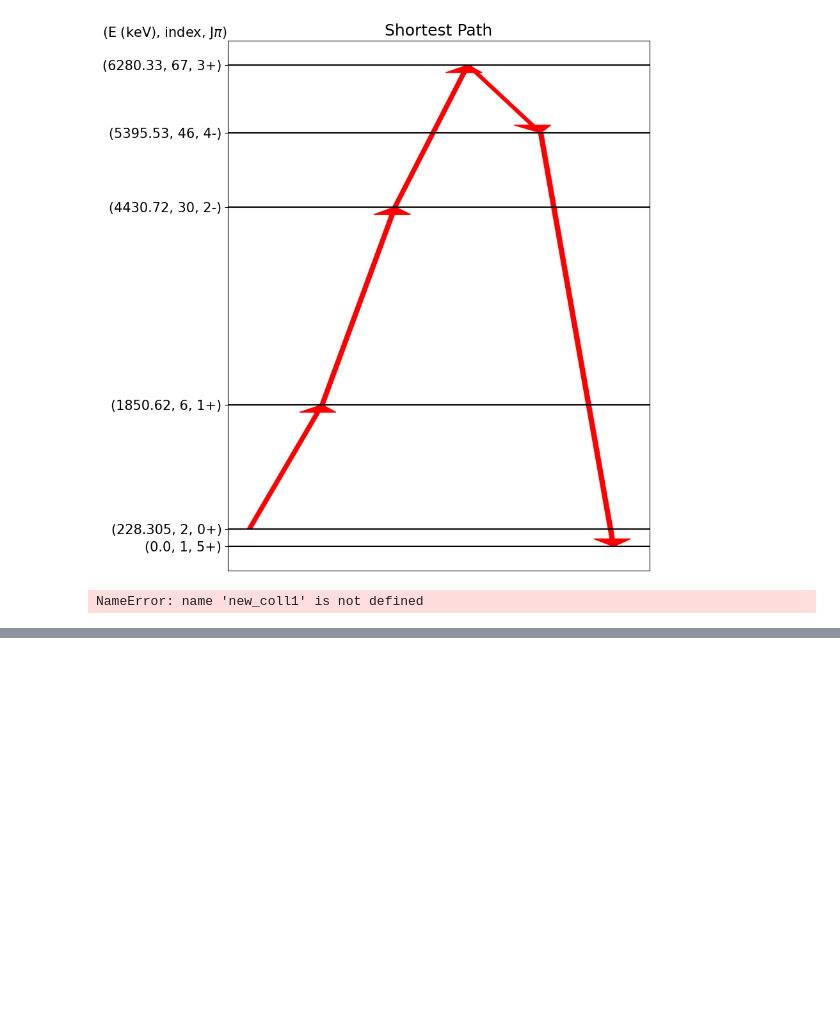
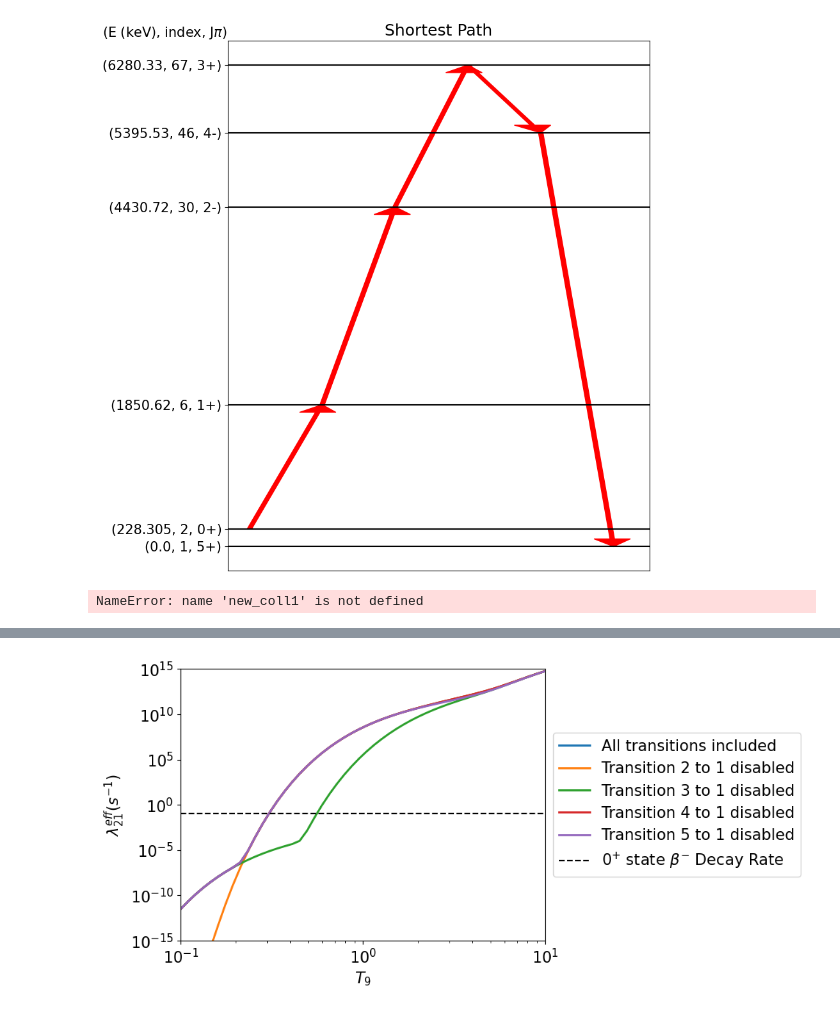
Before and after one commit to jaadt7/lvlspy_app, a Jupyter notebook: notebook.ipynb, the cells around one changed output, grey strips where cells are left out. Cells and saved outputs as stored; diff of their text form; code cells hidden in the pictures; blank space fills up the shorter version.

```diff
--- a/notebook.ipynb
+++ b/notebook.ipynb
@@ -1248,0 +1284,39 @@ nx.shortest_path(G,1,0)
+# %%
+al26 = new_coll.get()['al26']
+update_transition_list(al26,26)
+levels = al26.get_levels()
+lambda_21_eff = np.empty(len(T))
+lambda_12_eff = np.empty(len(T))
+for j,t in enumerate(T):
+    lambda_12_eff[j],lambda_21_eff[j] = lambda_effective(T[j],al26)
+plt.plot(T/1e+9,lambda_21_eff,linewidth = 2,label = 'All transitions included')
+
+for z in range(2,6):
+    t_dummy = al26.get_level_to_level_transition(levels[z],levels[1])
+    al26.remove_transition(t_dummy)
+    lambda_21_eff = np.empty(len(T))
+    lambda_12_eff = np.empty(len(T))
+    for j,t in enumerate(T):
+        lambda_12_eff[j],lambda_21_eff[j] = lambda_effective(T[j],al26)
+    plt.plot(T/1e+9,lambda_21_eff,linewidth = 2,label = 'Transition '+str(z)+ ' to 1 disabled')
+    al26.add_transition(t_dummy)
+
+plt.xscale('log')
+plt.yscale('log')
+
+plt.ylim([1.e-15,1.e+15])
+plt.xlim([np.min(T)/1e+9,np.max(T)/1e+9])
+
+
+plt.ylabel(r'$\lambda_{21}^{eff} (s^{-1})$')
+plt.xlabel(r'$T_{9}$')
+
+plt.yticks([1e-15,1e-10,1e-5,1e0,1e+5,1e+10,1e+15])
+
+plt.axhline(y = 1.e-1,ls = '--',color = 'black',label = r'$0^{+}$ state $\beta^{-}$ Decay Rate')
+
+plt.legend(loc = 'center left',bbox_to_anchor=(1,0.5))
+plt.savefig('altered_transitions.png')
+plt.show()
+# %% [output]
+[figure, added]
```
Also changed, not shown: parts of 7 cells of this notebook, 5 other files.
